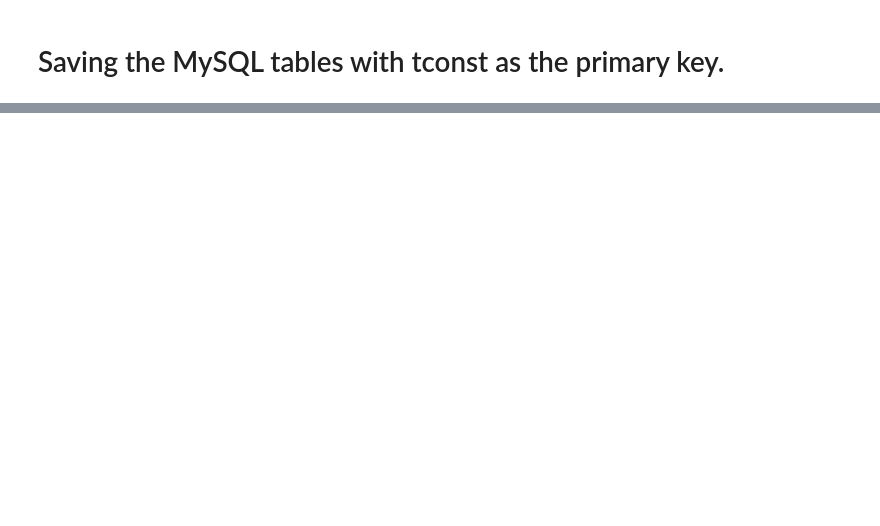
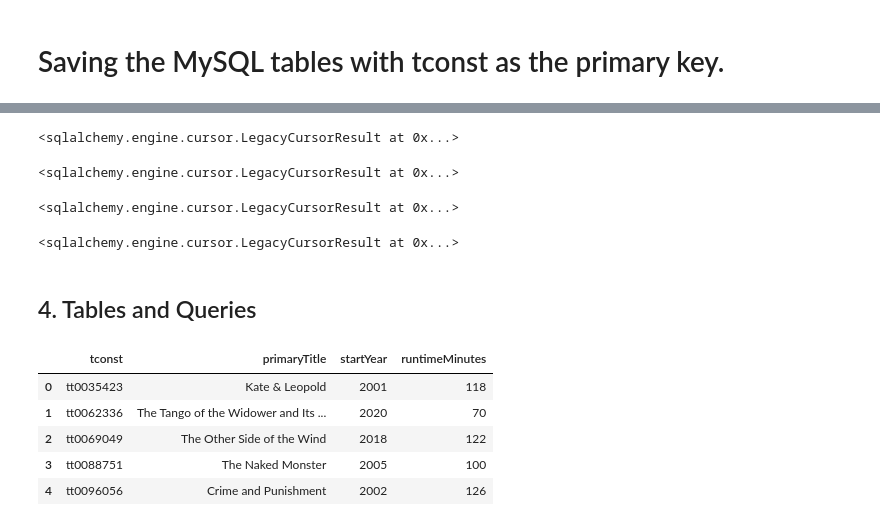
Before and after one commit to dvisionst/Project_Three, a Jupyter notebook: Part_Three.ipynb, the cells around one changed output, grey strips where cells are left out. Cells and saved outputs as stored; diff of their text form; code cells hidden in the pictures; blank space fills up the shorter version.

```diff
--- a/Part_Three.ipynb
+++ b/Part_Three.ipynb
@@ -143,0 +182,5 @@ genres.head()
+# %%
+# creating connection to database with sqlalchemy
+
+connection = "mysql+pymysql://root:root@localhost/movies"
+engine = create_engine(connection)
@@ -143,0 +332,38 @@ genres.head()
+# %%
+# Setting the and adding primary key
+
+engine.execute('ALTER TABLE title_basics ADD PRIMARY KEY (`tconst`);')
+# %% [output]
+<sqlalchemy.engine.cursor.LegacyCursorResult at 0x...>
+# %%
+# Setting the and adding primary key
+
+engine.execute('ALTER TABLE title_ratings ADD PRIMARY KEY (`tconst`);')
+# %% [output]
+<sqlalchemy.engine.cursor.LegacyCursorResult at 0x...>
+# %%
+# Setting the and adding primary key
+
+engine.execute('ALTER TABLE tmdb_data ADD PRIMARY KEY (`imdb_id`);')
+# %% [output]
+<sqlalchemy.engine.cursor.LegacyCursorResult at 0x...>
+# %%
+# Setting the and adding primary key
+
+engine.execute('ALTER TABLE genres ADD PRIMARY KEY (`genre_name`);')
+# %% [output]
+<sqlalchemy.engine.cursor.LegacyCursorResult at 0x...>
+# %% [markdown]
+## 4. Tables and Queries
+# %%
+# running a query to show first 5 rows of the title_basics table
+
+q="""SELECT * FROM title_basics LIMIT 5"""
+pd.read_sql(q, engine)
+# %% [output]
+|  | tconst | primaryTitle | startYear | runtimeMinutes |
+| 0 | tt0035423 | Kate & Leopold | 2001 | 118 |
+| 1 | tt0062336 | The Tango of the Widower and Its ... | 2020 | 70 |
+| 2 | tt0069049 | The Other Side of the Wind | 2018 | 122 |
+| 3 | tt0088751 | The Naked Monster | 2005 | 100 |
+| 4 | tt0096056 | Crime and Punishment | 2002 | 126 |
```
Also changed, not shown: parts of 35 cells of this notebook.
